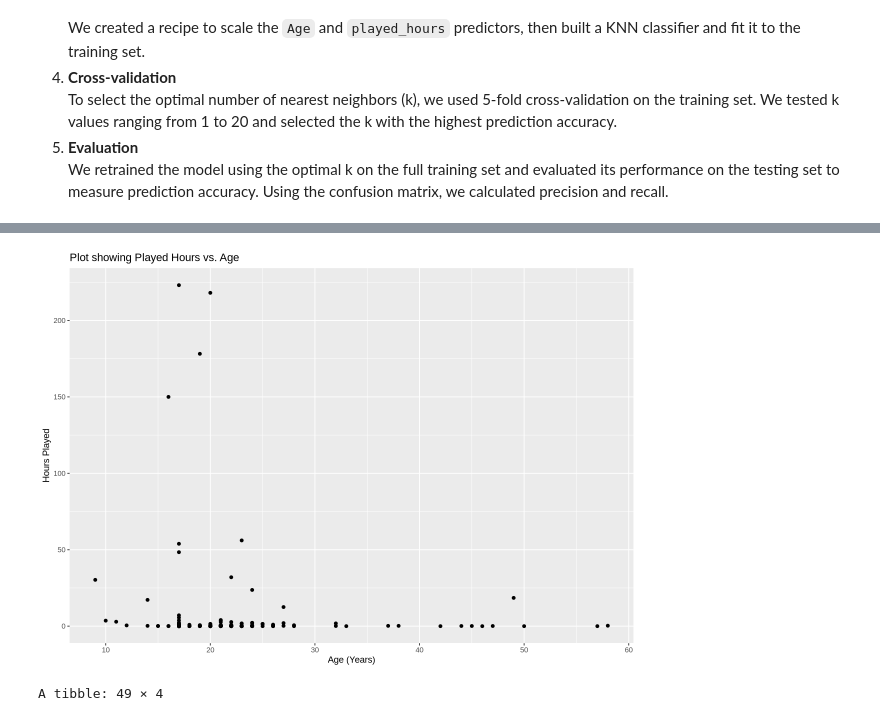
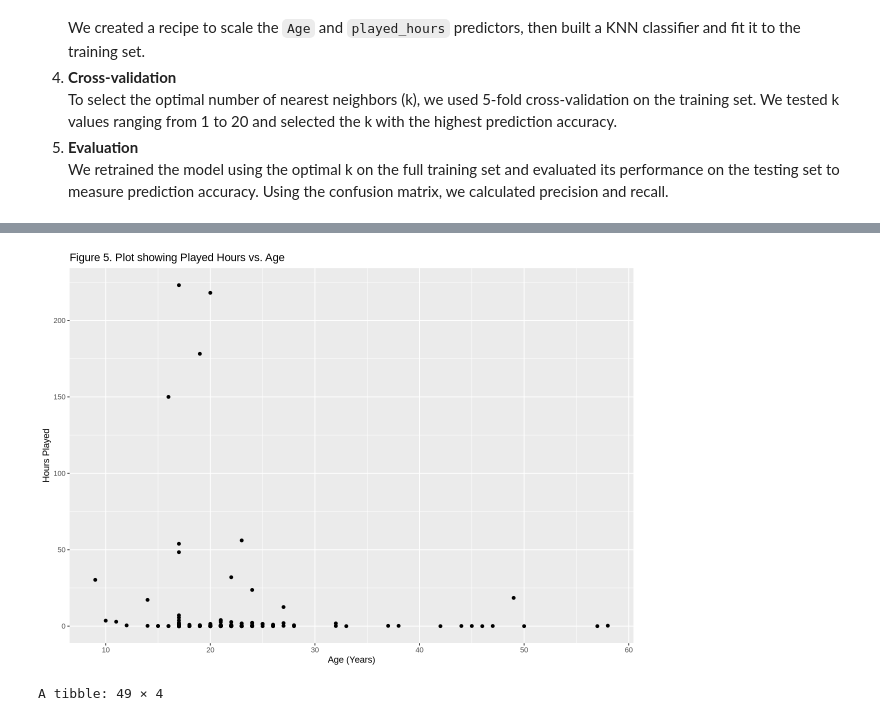
Before and after one commit to katelynteng/group_2_final_project, a Jupyter notebook: group_2_final_project.ipynb, the cells around one changed output, grey strips where cells are left out. Saved outputs shown, nothing was run; the diff lists cells and outputs as text; code cells hidden in the pictures.

```diff
--- a/group_2_final_project.ipynb
+++ b/group_2_final_project.ipynb
@@ -321,12 +338,12 @@ TO BE WORKED ON
 # %%
 # I am not 100% sure if this is where I'm supposed to put this hopefully its ok
 age_vs_hours_plot <- players_data_scaled |>
                      ggplot(aes(x = Age, y = played_hours)) +
                      geom_point() +
-                     labs(title = "Plot showing Played Hours vs. Age", x = "Age (Years)", y = "Hours Played")
+                     labs(title = "Figure 5. Plot showing Played Hours vs. Age", x = "Age (Years)", y = "Hours Played")
 age_vs_hours_plot
 # %% [output]
-[figure, old version]
+[figure, new version]
 # %%
 plot_data<- player_predictions |>
 rename(predicted_subscribe = .pred_class,
```
Also changed, not shown: parts of 6 cells of this notebook.
